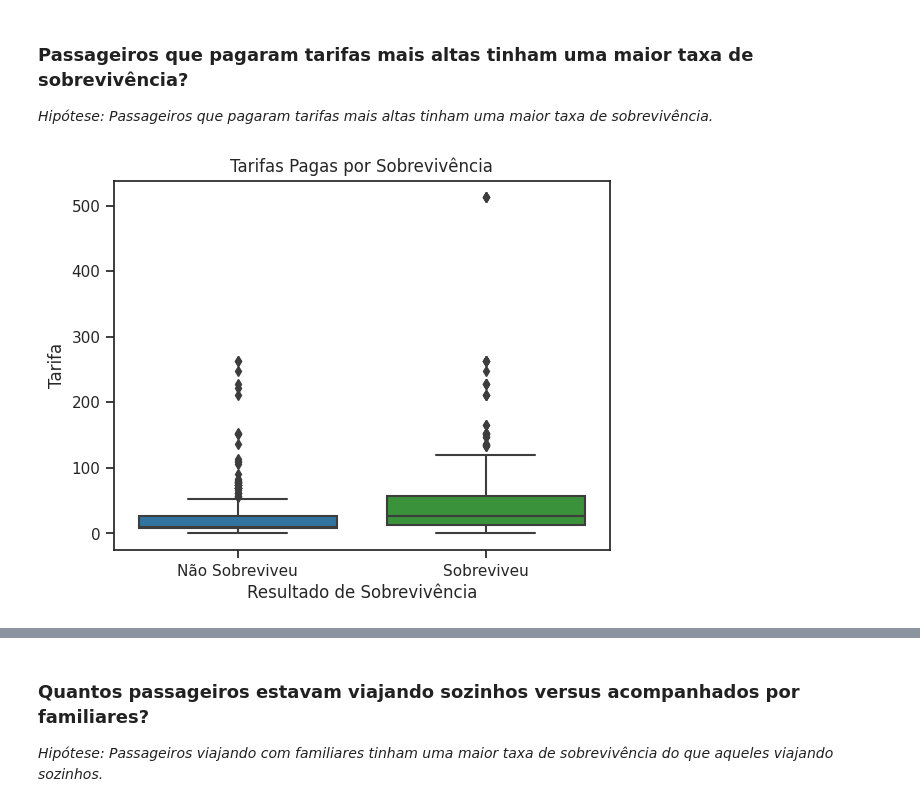
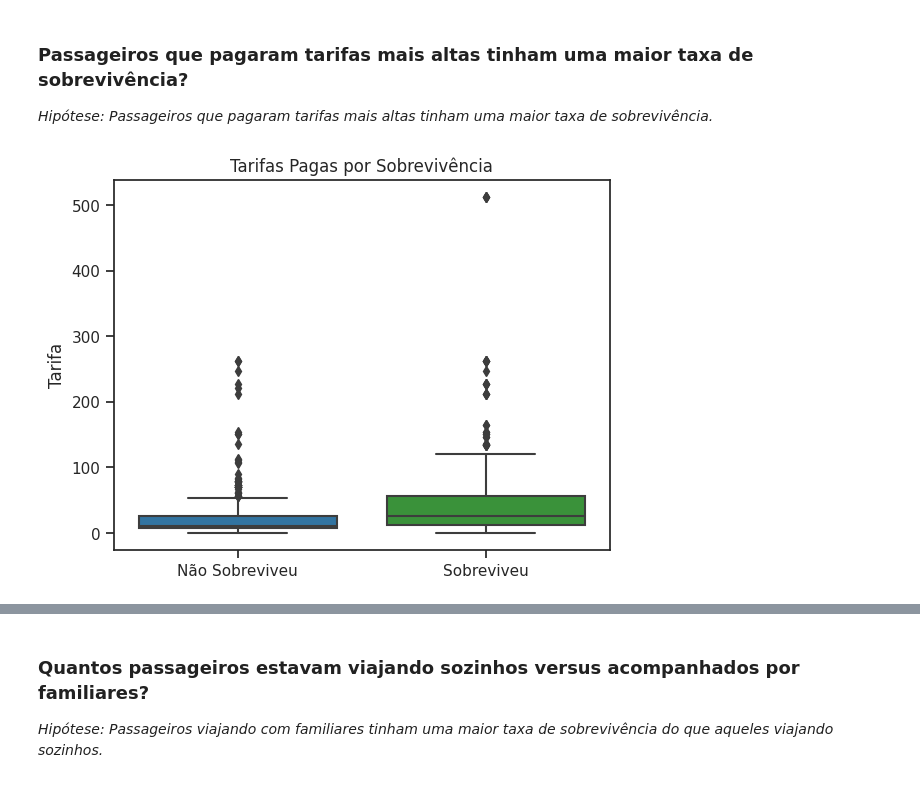
Before and after one commit to KesavaS2/Avanti-Bootcamp-cdd, a Jupyter notebook: notebooks/01-exploratory_data_analysis.ipynb, the cells around one changed output, grey strips where cells are left out. Drawn from its saved outputs; the diff is of its cells as text; code cells hidden in the pictures.

```diff
--- a/notebooks/01-exploratory_data_analysis.ipynb
+++ b/notebooks/01-exploratory_data_analysis.ipynb
@@ -254,11 +311,11 @@ _Hipótese: Passageiros que pagaram tarifas mais altas tinham uma maior taxa de
 # %%
 # Passageiros que pagaram tarifas mais altas tinham uma maior taxa de sobrevivência?
 sns.boxplot(x='survived', y='fare', data=titanic_data)
 plt.title('Tarifas Pagas por Sobrevivência')
-plt.xlabel('Resultado de Sobrevivência')
+plt.xlabel('')
 plt.ylabel('Tarifa')
 plt.xticks([0, 1], ['Não Sobreviveu', 'Sobreviveu'])
 plt.show()
 # %% [output]
-[figure, old version]
+[figure, new version]
 # %% [markdown]
```
Also changed, not shown: parts of 11 cells of this notebook.
